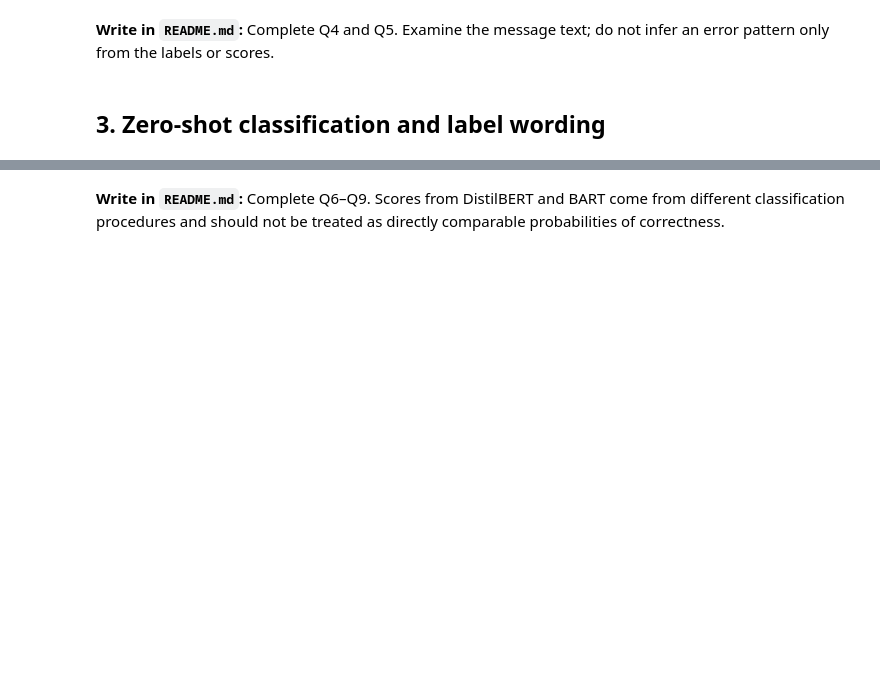
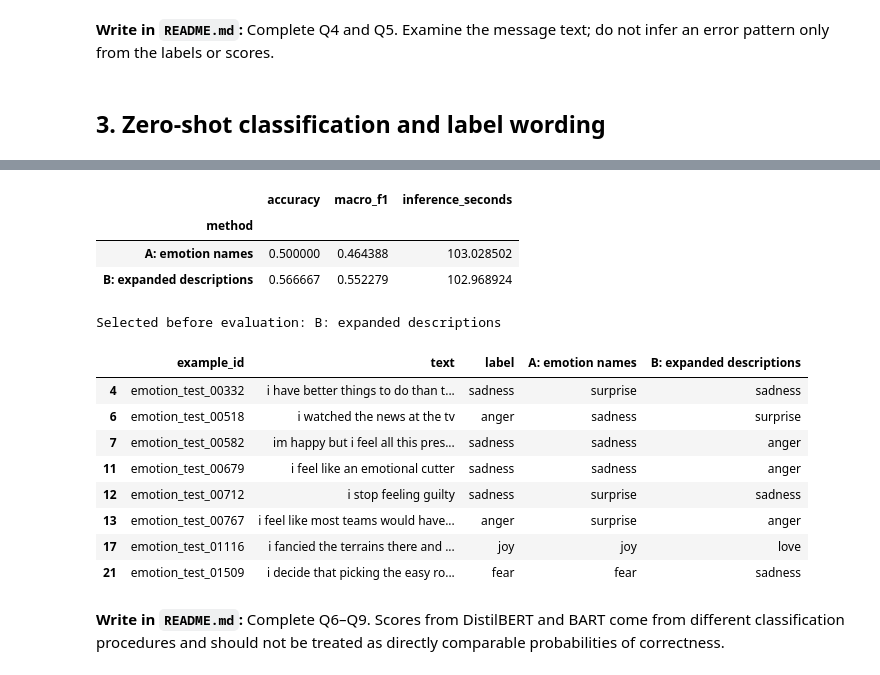
Before and after one commit to a-0056/DSA-495, a Jupyter notebook: MaLab1.ipynb, the cells around one changed output, grey strips where cells are left out. Drawn from its saved outputs; the diff is of its cells as text; code cells hidden in the pictures; blank space fills up the shorter version.

```diff
--- a/MaLab1.ipynb
+++ b/MaLab1.ipynb
@@ -444,34 +496,49 @@ for formulation_name, label_mapping in FORMULATIONS.items():
     development_predictions[formulation_name] = predictions
     development_rows.append(
         metric_row(
             formulation_name,
             development["label"],
             predictions,
             seconds,
         )
     )
 
 development_comparison = pd.DataFrame(development_rows).set_index("method")
 display(development_comparison)
 
 # STUDENT DECISION LINE: select the formulation with the highest
 # development macro-F1. Pandas chooses A if the values tie exactly.
-selected_formulation = ...
+selected_formulation = development_comparison["macro_f1"].idxmax()
 selected_labels = FORMULATIONS[selected_formulation]
 print("Selected before evaluation:", selected_formulation)
 
 changed = development_predictions.loc[
     development_predictions["A: emotion names"]
     != development_predictions["B: expanded descriptions"]
 ]
 display(
     changed[
         [
             "example_id", "text", "label",
             "A: emotion names", "B: expanded descriptions",
         ]
     ].head(8)
 )
+# %% [output]
+|  | accuracy | macro_f1 | inference_seconds |
+| method |  |  |  |
+| A: emotion names | 0.500000 | 0.464388 | 103.028502 |
+| B: expanded descriptions | 0.566667 | 0.552279 | 102.968924 |
+Selected before evaluation: B: expanded descriptions
+|  | example_id | text | label | A: emotion names | B: expanded descriptions |
+| 4 | emotion_test_00332 | i have better things to do than t... | sadness | surprise | sadness |
+| 6 | emotion_test_00518 | i watched the news at the tv | anger | sadness | surprise |
+| 7 | emotion_test_00582 | im happy but i feel all this pres... | sadness | sadness | anger |
+| 11 | emotion_test_00679 | i feel like an emotional cutter | sadness | sadness | anger |
+| 12 | emotion_test_00712 | i stop feeling guilty | sadness | surprise | sadness |
+| 13 | emotion_test_00767 | i feel like most teams would have... | anger | surprise | anger |
+| 17 | emotion_test_01116 | i fancied the terrains there and ... | joy | joy | love |
+| 21 | emotion_test_01509 | i decide that picking the easy ro... | fear | fear | sadness |
 # %%
 # Final zero-shot evaluation. Do not revise labels after viewing these results.
 zero_shot_scores, zero_shot_seconds = run_zero_shot(
```
Also changed, not shown: parts of 13 cells of this notebook.
